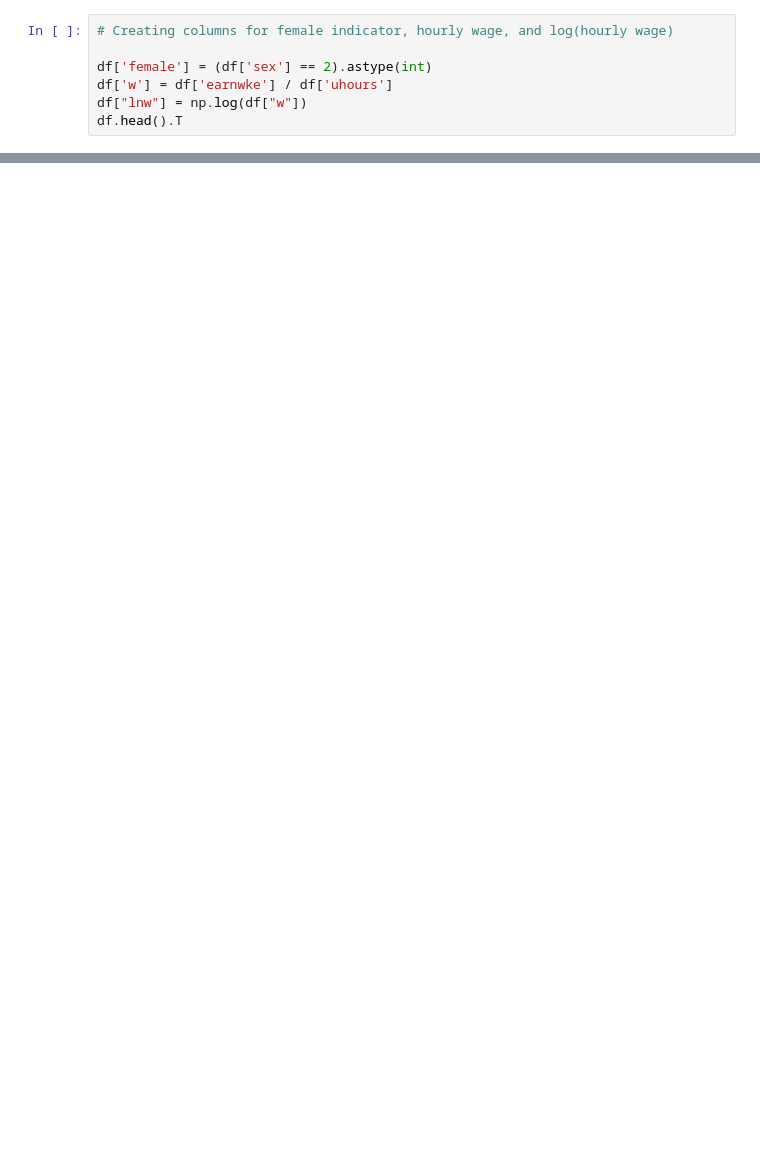
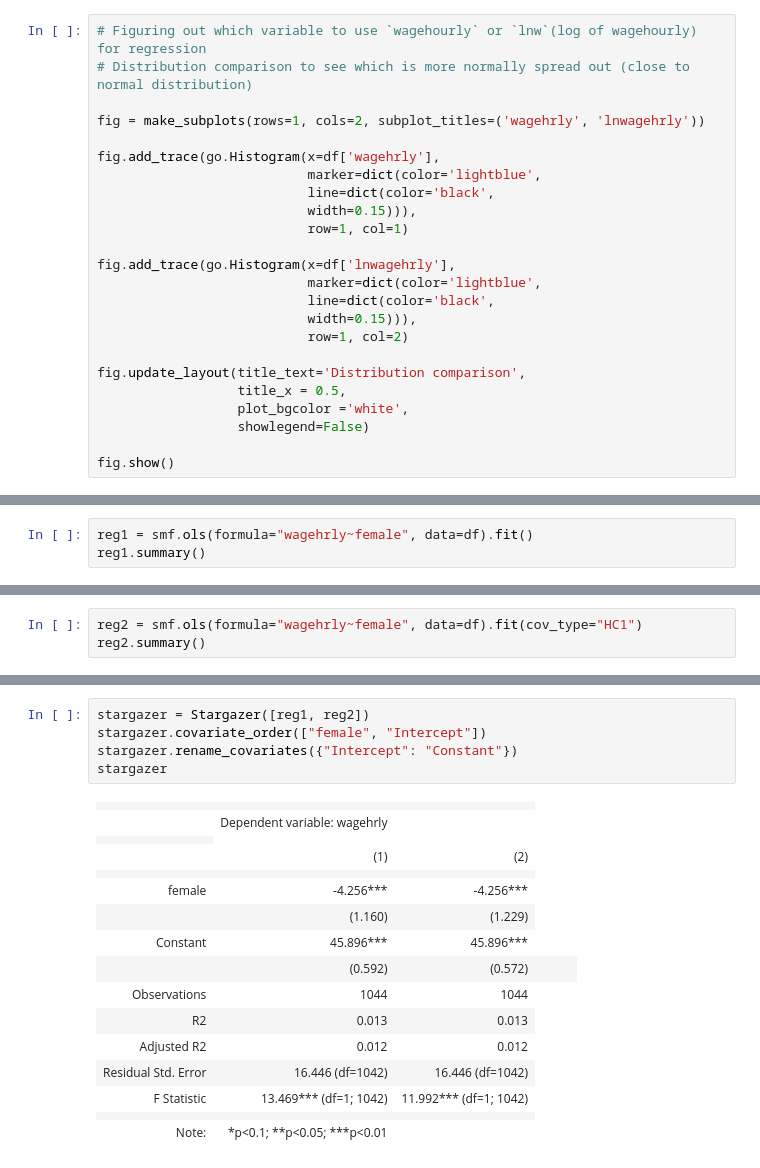
Before and after one commit to arbash-malik/DA2, a Jupyter notebook: Assignment 1/Assignment Code.ipynb, the cells around one changed output, grey strips where cells are left out. Saved outputs shown, nothing was run; the diff lists cells and outputs as text; blank space fills up the shorter version.

```diff
--- a/Assignment 1/Assignment Code.ipynb
+++ b/Assignment 1/Assignment Code.ipynb
@@ -72,8 +126,25 @@ df.shape
 # %%
-# Creating columns for female indicator, hourly wage, and log(hourly wage)
+# Figuring out which variable to use `wagehourly` or `lnw`(log of wagehourly) for regression
+# Distribution comparison to see which is more normally spread out (close to normal distribution)
 
-df['female'] = (df['sex'] == 2).astype(int)
-df['w'] = df['earnwke'] / df['uhours']
-df["lnw"] = np.log(df["w"])
-df.head().T
+fig = make_subplots(rows=1, cols=2, subplot_titles=('wagehrly', 'lnwagehrly'))
+
+fig.add_trace(go.Histogram(x=df['wagehrly'],
+                           marker=dict(color='lightblue',
+                           line=dict(color='black',
+                           width=0.15))),
+                           row=1, col=1)
+
+fig.add_trace(go.Histogram(x=df['lnwagehrly'],
+                           marker=dict(color='lightblue',
+                           line=dict(color='black',
+                           width=0.15))),
+                           row=1, col=2)
+
+fig.update_layout(title_text='Distribution comparison',
+                  title_x = 0.5,
+                  plot_bgcolor ='white',
+                  showlegend=False)
+
+fig.show()
 # %% [output]
@@ -96,0 +157,3 @@ df.head().T
+# %%
+reg1 = smf.ols(formula="wagehrly~female", data=df).fit()
+reg1.summary()
@@ -96,0 +180,3 @@ df.head().T
+# %%
+reg2 = smf.ols(formula="wagehrly~female", data=df).fit(cov_type="HC1")
+reg2.summary()
@@ -96,0 +203,22 @@ df.head().T
+# %%
+stargazer = Stargazer([reg1, reg2])
+stargazer.covariate_order(["female", "Intercept"])
+stargazer.rename_covariates({"Intercept": "Constant"})
+stargazer
+# %% [output]
+|  |  |  |
+|  | Dependent variable: wagehrly |  |
+|  |
+|  | (1) | (2) |
+|  |  |  |
+| female | -4.256*** | -4.256*** |
+|  | (1.160) | (1.229) |
+| Constant | 45.896*** | 45.896*** |
+|  | (0.592) | (0.572) |  |  |  |
+| Observations | 1044 | 1044 |
+| R2 | 0.013 | 0.013 |
+| Adjusted R2 | 0.012 | 0.012 |
+| Residual Std. Error | 16.446 (df=1042) | 16.446 (df=1042) |
+| F Statistic | 13.469*** (df=1; 1042) | 11.992*** (df=1; 1042) |
+|  |  |  |
+| Note: | *p<0.1; **p<0.05; ***p<0.01 |  |
```
Also changed, not shown: parts of 23 cells of this notebook.
